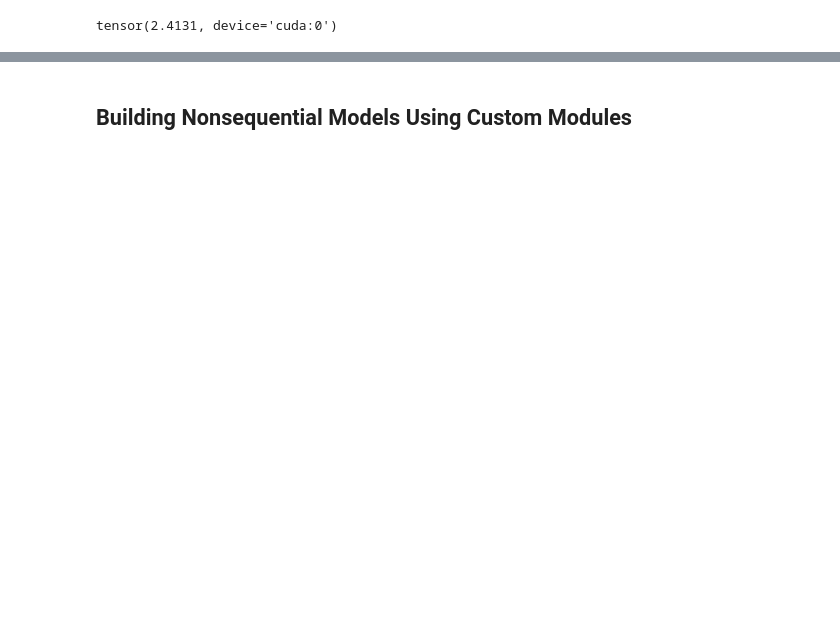
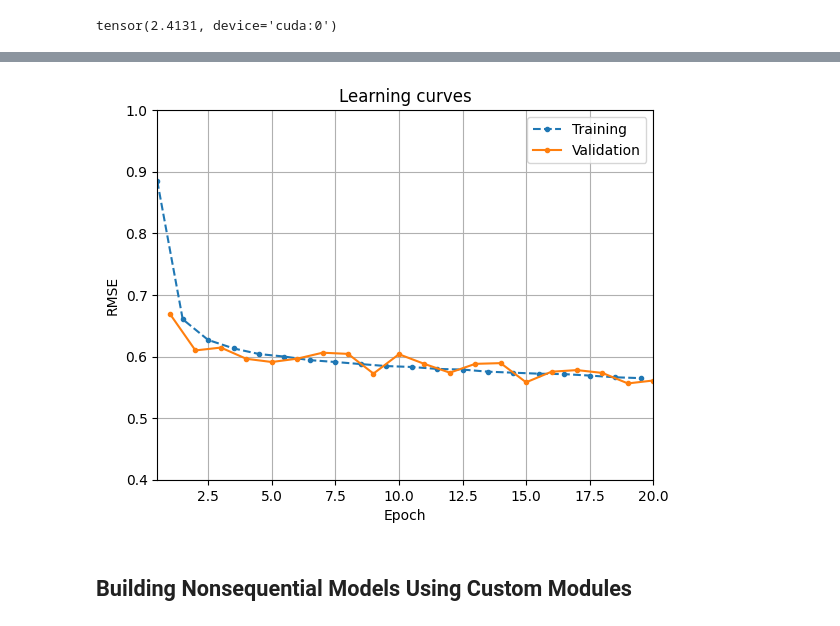
Before and after one commit to ankurdev1-drth/Deep_Learning-, a Jupyter notebook: Building_Neural_Network_Using_PyTorch.ipynb, the cells around one changed output, grey strips where cells are left out. Cells and saved outputs as stored; diff of their text form; code cells hidden in the pictures; blank space fills up the shorter version.

```diff
--- a/Building_Neural_Network_Using_PyTorch.ipynb
+++ b/Building_Neural_Network_Using_PyTorch.ipynb
@@ -598,3 +598,60 @@ rmse = torchmetrics.MeanSquaredError(squared=False).to(device)
 evaluate_tm(model, valid_loader, rmse)
 # %% [output]
 tensor(2.4131, device='cuda:0')
+# %%
+def train2(model, optimizer, criterion, metric, train_loader, valid_loader,
+               n_epochs):
+    history = {"train_losses": [], "train_metrics": [], "valid_metrics": []}
+    for epoch in range(n_epochs):
+        total_loss = 0.
+        metric.reset()
+        for X_batch, y_batch in train_loader:
+            model.train()
+            X_batch, y_batch = X_batch.to(device), y_batch.to(device)
+            y_pred = model(X_batch)
+            loss = criterion(y_pred, y_batch)
+            total_loss += loss.item()
+            loss.backward()
+            optimizer.step()
+            optimizer.zero_grad()
+            metric.update(y_pred, y_batch)
+        mean_loss = total_loss / len(train_loader)
+        history["train_losses"].append(mean_loss)
+        history["train_metrics"].append(metric.compute().item())
+        history["valid_metrics"].append(
+            evaluate_tm(model, valid_loader, metric).item())
+        print(f"Epoch {epoch + 1}/{n_epochs}, "
+              f"train loss: {history['train_losses'][-1]:.4f}, "
+              f"train metric: {history['train_metrics'][-1]:.4f}, "
+              f"valid metric: {history['valid_metrics'][-1]:.4f}")
+    return history
+
+torch.manual_seed(42)
+learning_rate = 0.01
+model = nn.Sequential(
+    nn.Linear(n_features, 50), nn.ReLU(),
+    nn.Linear(50, 40), nn.ReLU(),
+    nn.Linear(40, 30), nn.ReLU(),
+    nn.Linear(30, 1)
+)
+model = model.to(device)
+optimizer = torch.optim.SGD(model.parameters(), lr=learning_rate, momentum=0)
+mse = nn.MSELoss()
+rmse = torchmetrics.MeanSquaredError(squared=False).to(device)
+history = train2(model, optimizer, mse, rmse, train_loader, valid_loader,
+                 n_epochs)
+
+# Since we compute the training metric
+import matplotlib.pyplot as plt
+plt.plot(np.arange(n_epochs) + 0.5, history["train_metrics"], ".--",
+         label="Training")
+plt.plot(np.arange(n_epochs) + 1.0, history["valid_metrics"], ".-",
+         label="Validation")
+plt.xlabel("Epoch")
+plt.ylabel("RMSE")
+plt.grid()
+plt.title("Learning curves")
+plt.axis([0.5, 20, 0.4, 1.0])
+plt.legend()
+plt.show()
+# %% [output]
@@ -601,3 +678,4 @@ tensor(2.4131, device='cuda:0')
+[figure, added]
 # %% [markdown]
 ## Building Nonsequential Models Using Custom Modules
 # %%
```
Also changed, not shown: parts of 5 cells of this notebook.
